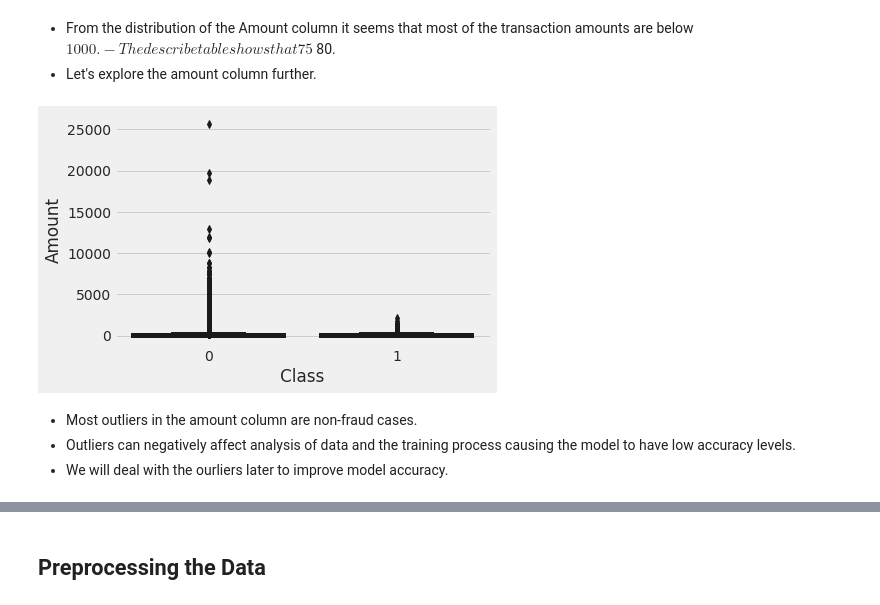
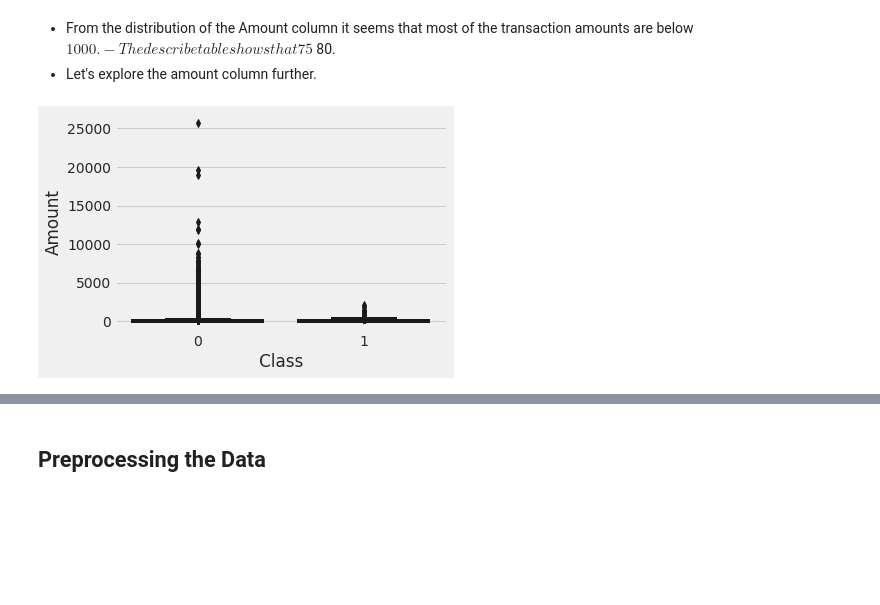
Before and after one commit to natbernard/Credit-Card-Fraud-Detection, a Jupyter notebook: Credit card fraud detection.ipynb, the cells around one changed output, grey strips where cells are left out. Cells and saved outputs as stored; diff of their text form; code cells hidden in the pictures; blank space fills up the shorter version.

```diff
--- a/Credit card fraud detection.ipynb
+++ b/Credit card fraud detection.ipynb
@@ -117,9 +138,6 @@ plt.tight_layout()
 - Let's explore the amount column further.
 # %%
 _ = sns.boxplot(x = 'Class', y = 'Amount', data = df, palette = color)
+plt.tight_layout()
 # %% [output]
-[figure, old version]
+[figure, new version]
-# %% [markdown]
-- Most outliers in the amount column are non-fraud cases.
-- Outliers can negatively affect analysis of data and the training process causing the model to have low accuracy levels.
-- We will deal with the ourliers later to improve model accuracy.
```
Also changed, not shown: parts of 36 cells of this notebook.
